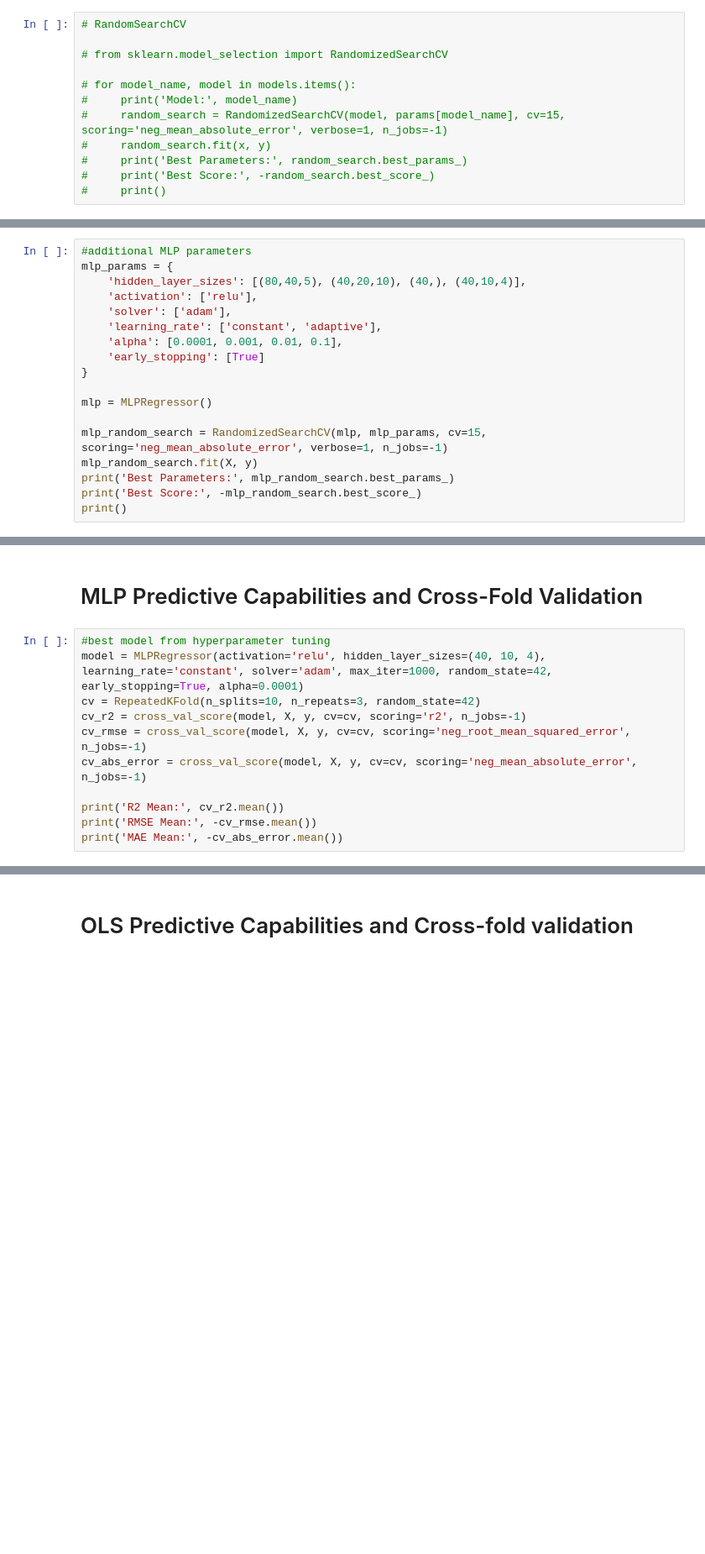
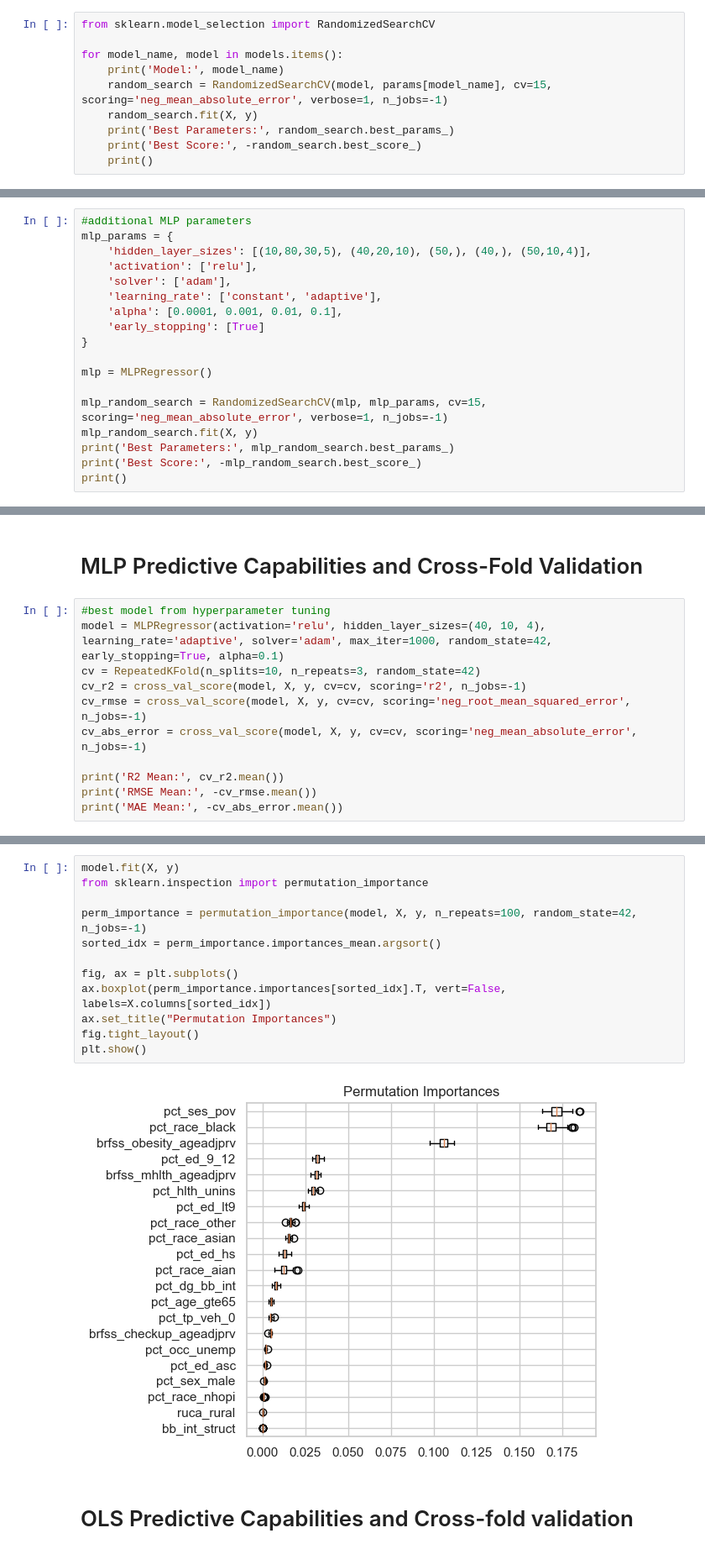
Before and after one commit to mfarme/eHealthEquity, a Jupyter notebook: Research/Analysis/PostHoc Analysis.ipynb, the cells around one changed output, grey strips where cells are left out. Shown at 84% size. Saved outputs shown, nothing was run; the diff lists cells and outputs as text; blank space fills up the shorter version.

```diff
--- a/Research/Analysis/PostHoc Analysis.ipynb
+++ b/Research/Analysis/PostHoc Analysis.ipynb
@@ -293,12 +345,10 @@ Best Score: 0.48095450827868647
 # %%
-# RandomSearchCV
+from sklearn.model_selection import RandomizedSearchCV
 
-# from sklearn.model_selection import RandomizedSearchCV
-
-# for model_name, model in models.items():
-#     print('Model:', model_name)
-#     random_search = RandomizedSearchCV(model, params[model_name], cv=15, scoring='neg_mean_absolute_error', verbose=1, n_jobs=-1)
-#     random_search.fit(x, y)
-#     print('Best Parameters:', random_search.best_params_)
-#     print('Best Score:', -random_search.best_score_)
-#     print()
+for model_name, model in models.items():
+    print('Model:', model_name)
+    random_search = RandomizedSearchCV(model, params[model_name], cv=15, scoring='neg_mean_absolute_error', verbose=1, n_jobs=-1)
+    random_search.fit(X, y)
+    print('Best Parameters:', random_search.best_params_)
+    print('Best Score:', -random_search.best_score_)
+    print()
@@ -335,7 +407,7 @@ Best Score: 0.47733495977365
 # %%
 #additional MLP parameters
 mlp_params = {
-    'hidden_layer_sizes': [(80,40,5), (40,20,10), (40,), (40,10,4)],
+    'hidden_layer_sizes': [(10,80,30,5), (40,20,10), (50,), (40,), (50,10,4)],
     'activation': ['relu'],
     'solver': ['adam'],
     'learning_rate': ['constant', 'adaptive'],
@@ -358,7 +430,7 @@ Best Score: 0.5380674037145875
 # MLP Predictive Capabilities and Cross-Fold Validation
 # %%
 #best model from hyperparameter tuning
-model = MLPRegressor(activation='relu', hidden_layer_sizes=(40, 10, 4), learning_rate='constant', solver='adam', max_iter=1000, random_state=42, early_stopping=True, alpha=0.0001)
+model = MLPRegressor(activation='relu', hidden_layer_sizes=(40, 10, 4), learning_rate='adaptive', solver='adam', max_iter=1000, random_state=42, early_stopping=True, alpha=0.1)
 cv = RepeatedKFold(n_splits=10, n_repeats=3, random_state=42)
 cv_r2 = cross_val_score(model, X, y, cv=cv, scoring='r2', n_jobs=-1)
 cv_rmse = cross_val_score(model, X, y, cv=cv, scoring='neg_root_mean_squared_error', n_jobs=-1)
@@ -374,3 +446,17 @@ MAE Mean: 0.5093113053207143
+# %%
+model.fit(X, y)
+from sklearn.inspection import permutation_importance
+
+perm_importance = permutation_importance(model, X, y, n_repeats=100, random_state=42, n_jobs=-1)
+sorted_idx = perm_importance.importances_mean.argsort()
+
+fig, ax = plt.subplots()
+ax.boxplot(perm_importance.importances[sorted_idx].T, vert=False, labels=X.columns[sorted_idx])
+ax.set_title("Permutation Importances")
+fig.tight_layout()
+plt.show()
+# %% [output]
+[figure, added]
 # %% [markdown]
 # OLS Predictive Capabilities and Cross-fold validation
 # %%
```
Also changed, not shown: parts of 15 cells of this notebook, 1 other file.
